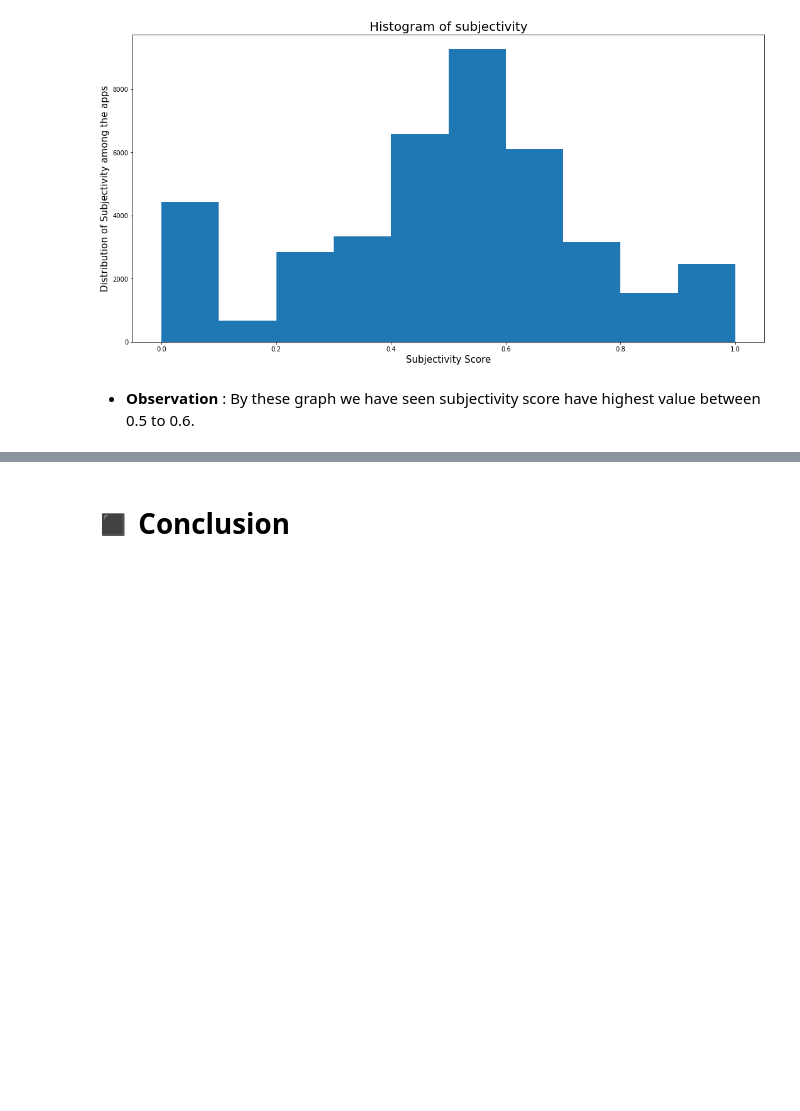
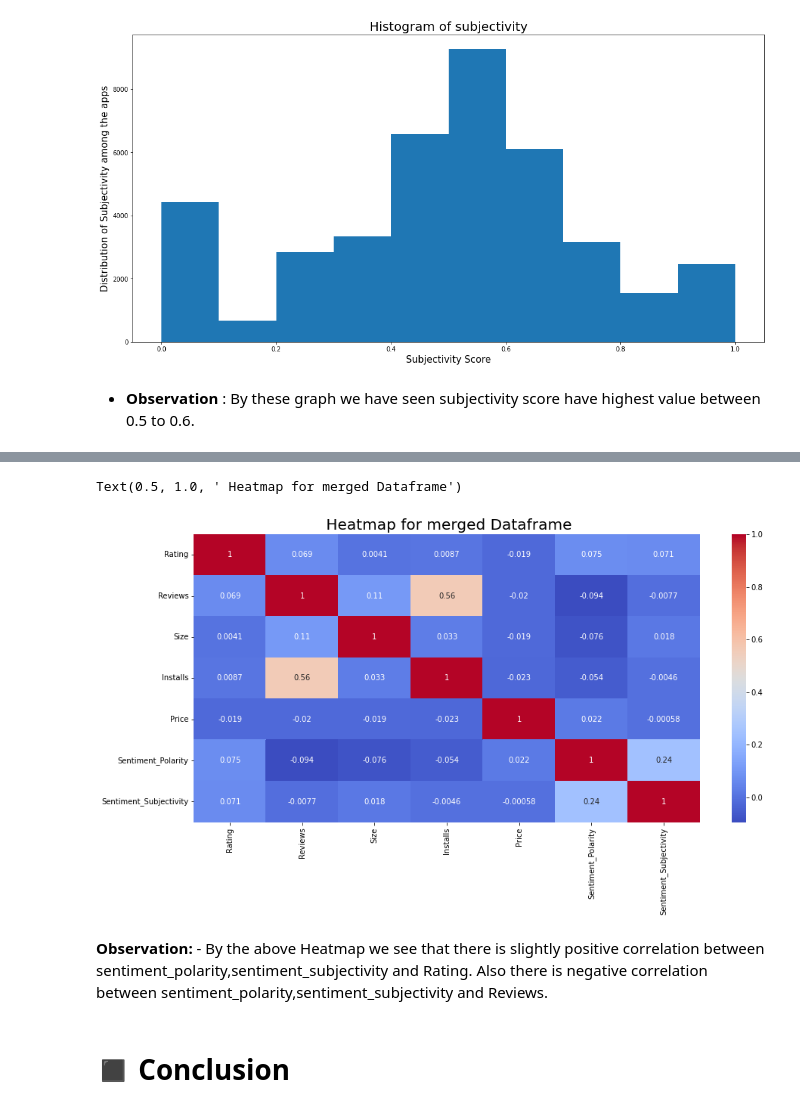
Before and after one commit to sumit25chini/Play-Store-Apps-Reviews-Analysis, a Jupyter notebook: Team_Capstone_Project_Play_Store_App_Review_Analysis_Capstone_Project.ipynb, the cells around one changed output, grey strips where cells are left out. Cells and saved outputs as stored; diff of their text form; code cells hidden in the pictures; blank space fills up the shorter version.

```diff
--- a/Team_Capstone_Project_Play_Store_App_Review_Analysis_Capstone_Project.ipynb
+++ b/Team_Capstone_Project_Play_Store_App_Review_Analysis_Capstone_Project.ipynb
@@ -661,3 +712,0 @@ app_rs = df.groupby(['Category','Type'])['Category'].count().unstack()
-# %%
- #creat figuire
-plt.rcParams['figure.figsize'] = (15,5)
@@ -850,3 +881,15 @@ plt.plot()
+# %%
+# Correlation heatmap
+# Heat Map for the merged data frame
+plt.figure(figsize = (15,7))
+sns.heatmap(merge_corr, annot= True, cmap='coolwarm')
+plt.title(' Heatmap for merged Dataframe', size=20)
+# %% [output]
+Text(0.5, 1.0, ' Heatmap for merged Dataframe')
+[figure, added]
+# %% [markdown]
+**Observation:** - By the above Heatmap we see that there is slightly positive correlation between sentiment_polarity,sentiment_subjectivity and Rating. Also there is
+negative correlation between sentiment_polarity,sentiment_subjectivity and Reviews.
 # %% [markdown]
 # ◼ Conclusion
 # %% [markdown]
```
Also changed, not shown: parts of 57 cells of this notebook.
